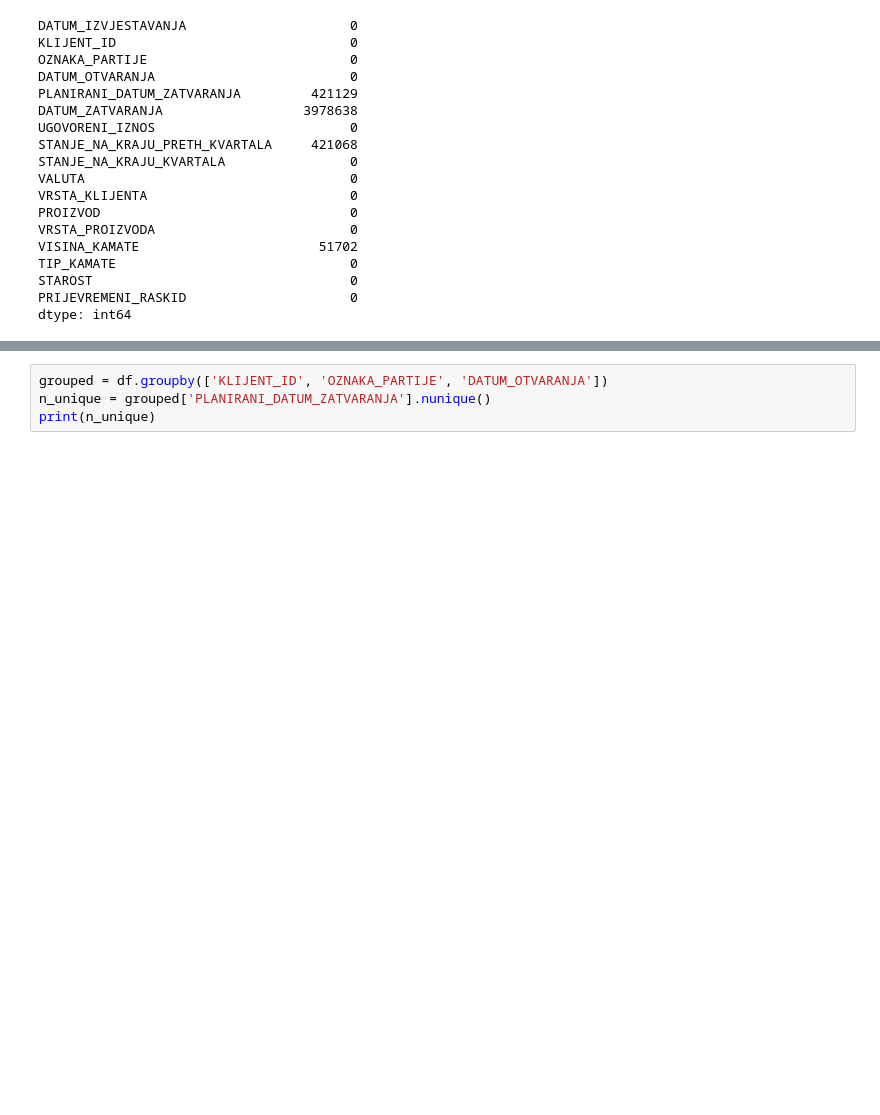
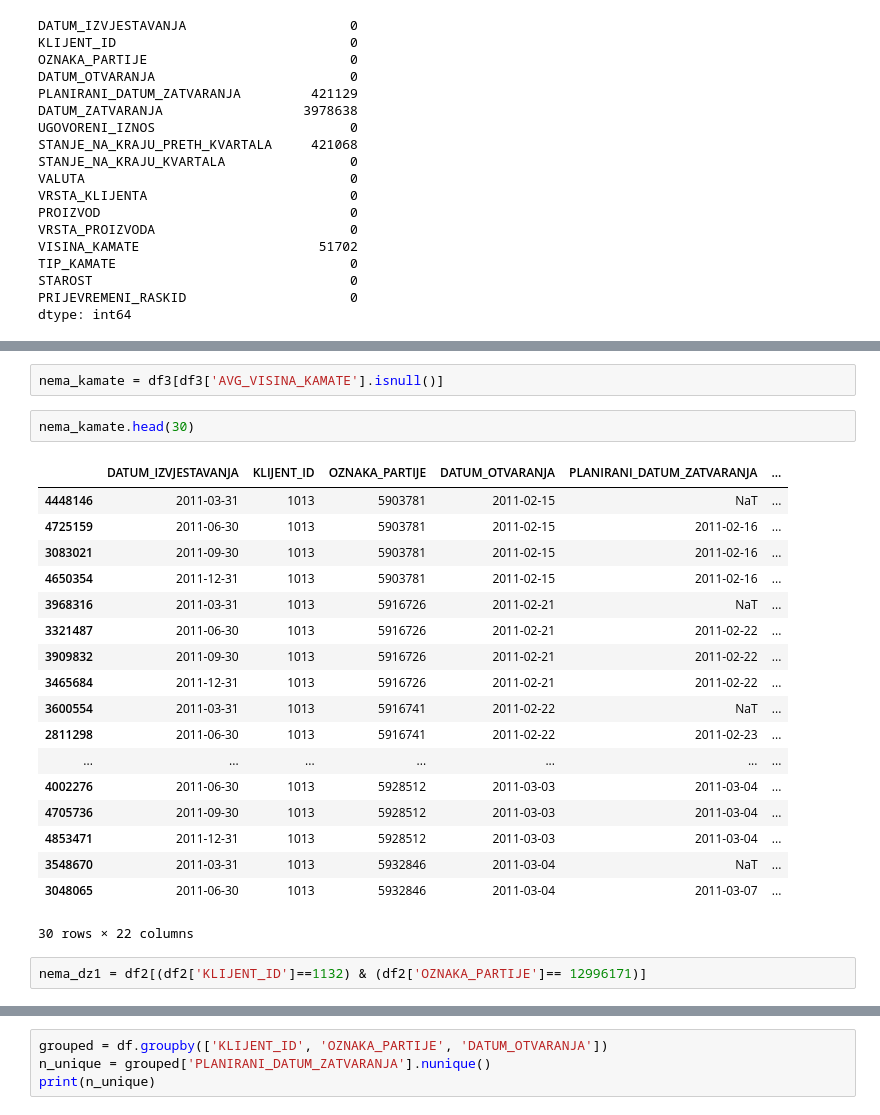
Before and after one commit to drajsel/Outliers, a Jupyter notebook: pretprocesiranje.ipynb, the cells around one changed output, grey strips where cells are left out. Cells and saved outputs as stored; diff of their text form; blank space fills up the shorter version.

```diff
--- a/pretprocesiranje.ipynb
+++ b/pretprocesiranje.ipynb
@@ -88,0 +144,25 @@ logicni_datumi.isnull().sum()
+# %%
+nema_kamate = df3[df3['AVG_VISINA_KAMATE'].isnull()]
+# %%
+nema_kamate.head(30)
+# %% [output]
+|  | DATUM_IZVJESTAVANJA | KLIJENT_ID | OZNAKA_PARTIJE | DATUM_OTVARANJA | PLANIRANI_DATUM_ZATVARANJA | ... |
+| 4448146 | 2011-03-31 | 1013 | 5903781 | 2011-02-15 | NaT | ... |
+| 4725159 | 2011-06-30 | 1013 | 5903781 | 2011-02-15 | 2011-02-16 | ... |
+| 3083021 | 2011-09-30 | 1013 | 5903781 | 2011-02-15 | 2011-02-16 | ... |
+| 4650354 | 2011-12-31 | 1013 | 5903781 | 2011-02-15 | 2011-02-16 | ... |
+| 3968316 | 2011-03-31 | 1013 | 5916726 | 2011-02-21 | NaT | ... |
+| 3321487 | 2011-06-30 | 1013 | 5916726 | 2011-02-21 | 2011-02-22 | ... |
+| 3909832 | 2011-09-30 | 1013 | 5916726 | 2011-02-21 | 2011-02-22 | ... |
+| 3465684 | 2011-12-31 | 1013 | 5916726 | 2011-02-21 | 2011-02-22 | ... |
+| 3600554 | 2011-03-31 | 1013 | 5916741 | 2011-02-22 | NaT | ... |
+| 2811298 | 2011-06-30 | 1013 | 5916741 | 2011-02-22 | 2011-02-23 | ... |
+| ... | ... | ... | ... | ... | ... | ... |
+| 4002276 | 2011-06-30 | 1013 | 5928512 | 2011-03-03 | 2011-03-04 | ... |
+| 4705736 | 2011-09-30 | 1013 | 5928512 | 2011-03-03 | 2011-03-04 | ... |
+| 4853471 | 2011-12-31 | 1013 | 5928512 | 2011-03-03 | 2011-03-04 | ... |
+| 3548670 | 2011-03-31 | 1013 | 5932846 | 2011-03-04 | NaT | ... |
+| 3048065 | 2011-06-30 | 1013 | 5932846 | 2011-03-04 | 2011-03-07 | ... |
+30 rows × 22 columns
+# %%
+nema_dz1 = df2[(df2['KLIJENT_ID']==1132) & (df2['OZNAKA_PARTIJE']== 12996171)]
```
Also changed, not shown: parts of 21 cells of this notebook.
